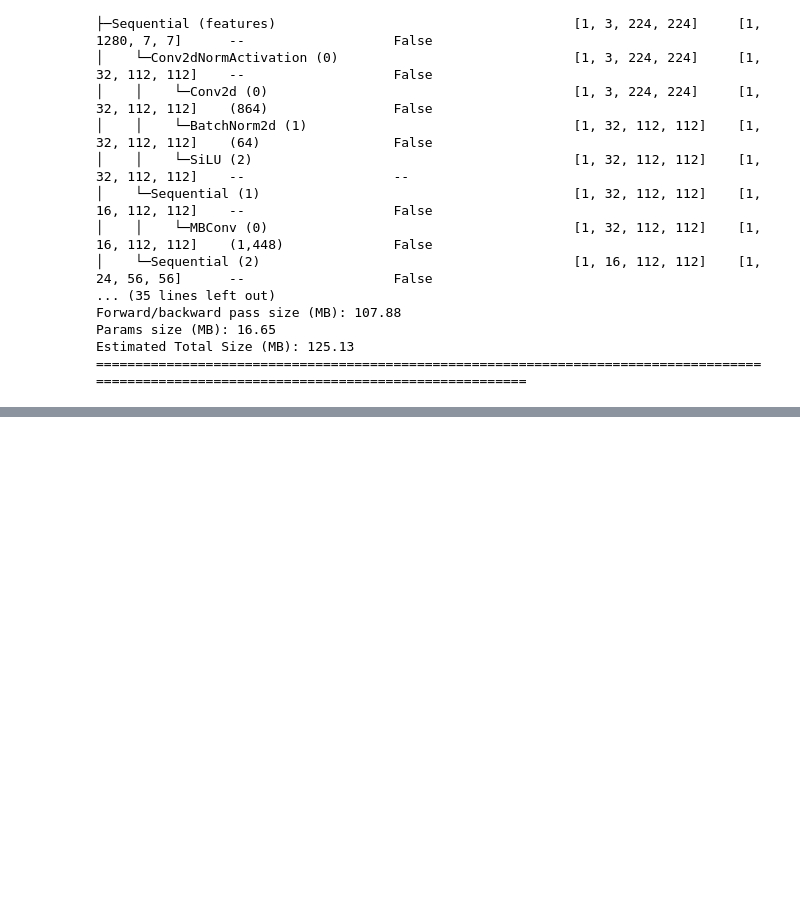
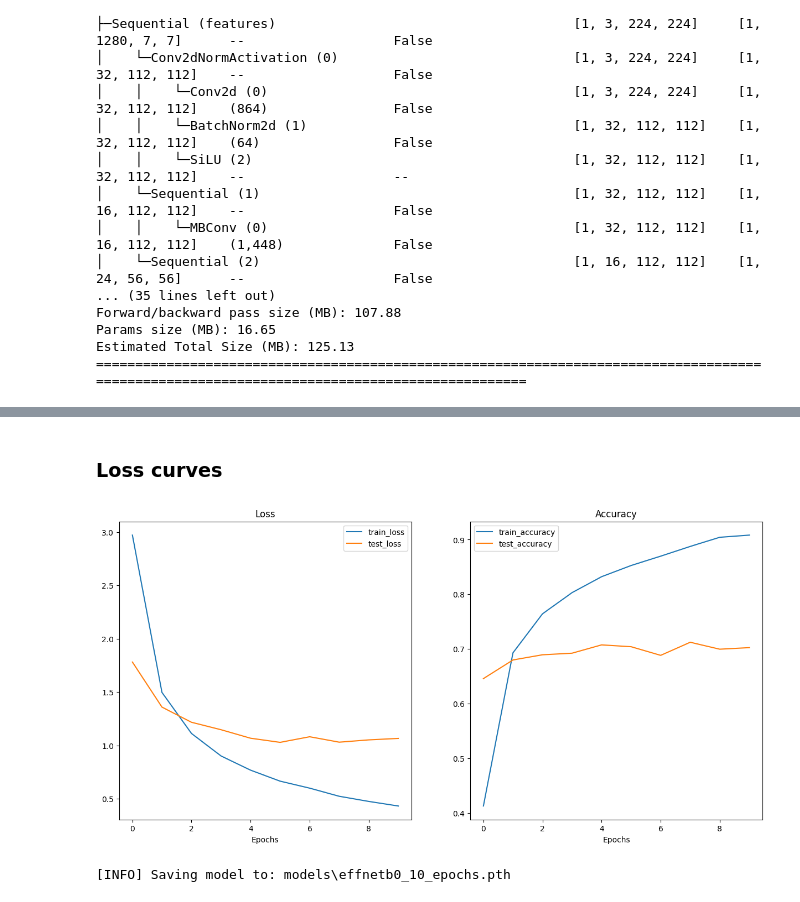
Before and after one commit to lyamlim97/dog-breed-classification, a Jupyter notebook: dog-breed-classification.ipynb, the cells around one changed output, grey strips where cells are left out. Drawn from its saved outputs; the diff is of its cells as text; code cells hidden in the pictures; blank space fills up the shorter version.

Commit message:
train model effnetb0 10 epochs

```diff
--- a/dog-breed-classification.ipynb
+++ b/dog-breed-classification.ipynb
@@ -362,9 +362,7 @@ torch.cuda.manual_seed(42)
 model.classifier = nn.Sequential(
     nn.Dropout(p=0.2, inplace=True),
     nn.Linear(in_features=1280, out_features=len(class_names)),
-).to(
-    device
-)
+).to(device)
 
 model.classifier
 # %% [output]
@@ -400,0 +401,31 @@ Estimated Total Size (MB): 125.13
+# %%
+# Define loss and optimizer
+loss_fn = nn.CrossEntropyLoss()
+optimizer = torch.optim.Adam(model.parameters(), lr=0.001)
+# %%
+# Import train function
+from utils import engine
+
+# Set the manual seeds
+torch.manual_seed(42)
+torch.cuda.manual_seed(42)
+
+# Start the timer
+from timeit import default_timer as timer
+
+start_time = timer()
+
+# Setup training and save the results
+results = engine.train(
+    model=model,
+    train_dataloader=train_dataloader,
+    test_dataloader=test_dataloader,
+    optimizer=optimizer,
+    loss_fn=loss_fn,
+    epochs=10,
+    device=device,
+)
+
+# End the timer and print out how long it took
+end_time = timer()
+print(f"[INFO] Total training time: {end_time-start_time:.3f} seconds")
@@ -400,0 +444,8 @@ Estimated Total Size (MB): 125.13
+# %% [markdown]
+### Loss curves
+# %%
+from utils.helper_functions import plot_loss_curves
+
+plot_loss_curves(results)
+# %% [output]
+[figure, added]
@@ -400,0 +457,5 @@ Estimated Total Size (MB): 125.13
+# %%
+save_filepath = f"{model_name}_{epochs}_epochs.pth"
+save_model(model=model, target_dir="models", model_name=save_filepath)
+# %% [output]
+[INFO] Saving model to: models\effnetb0_10_epochs.pth
```
Also changed, not shown: parts of 5 cells of this notebook, 4 other files.
